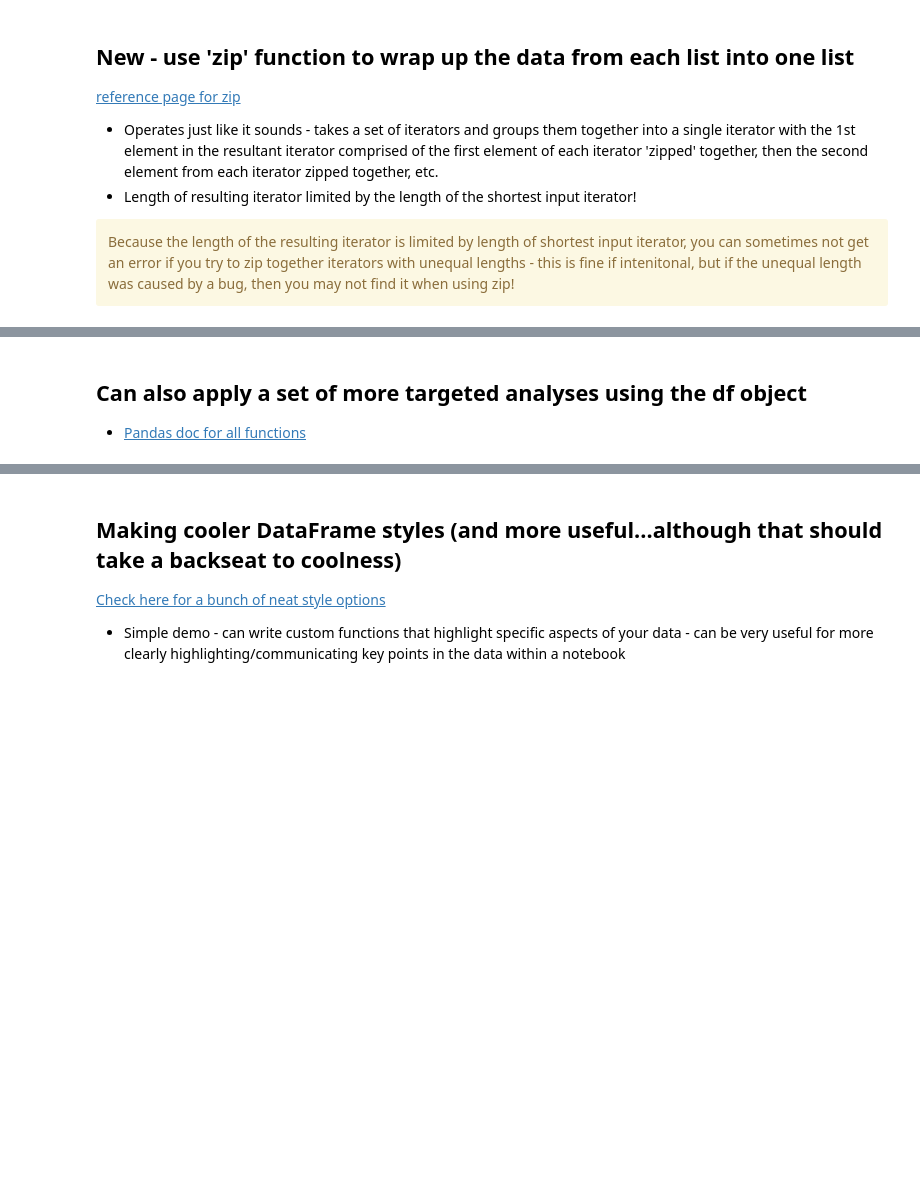
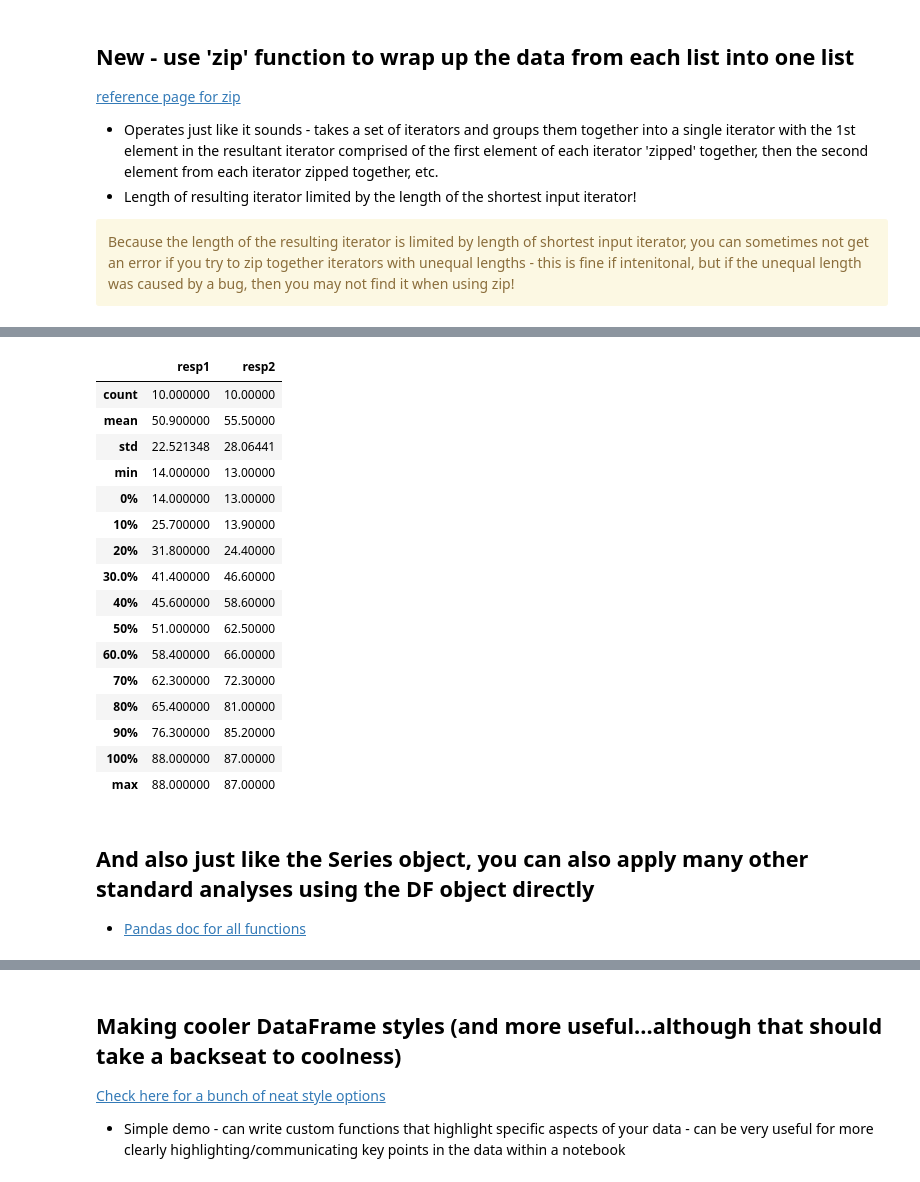
Before and after one commit to TimCSheehan/dev, a Jupyter notebook: Tutorial_051_Pandas_DataFrames.ipynb, the cells around one changed output, grey strips where cells are left out. Drawn from its saved outputs; the diff is of its cells as text; code cells hidden in the pictures; blank space fills up the shorter version.

```diff
--- a/Tutorial_051_Pandas_DataFrames.ipynb
+++ b/Tutorial_051_Pandas_DataFrames.ipynb
@@ -148,8 +189,0 @@ df.to_csv('spike_rates.csv',index=False,header=True)
-# %%
-# use our current working directory to build a path to the file
-print(cwd)
-file_name = cwd + '/spike_rates.csv'
-print(file_name)
-
-df = pd.read_csv(file_name)
-df
@@ -155,0 +233,4 @@ df
+# %%
+# define a third response column as the product of the first two columns
+df['resp3'] = df.resp1 * df.resp2
+display(df)
@@ -155,0 +258,11 @@ df
+# %%
+# define a third response column as the product of the first two columns
+df['resp3'] = df.resp1 * df.resp2
+
+# then pop it out
+resp3 = df.pop('resp3')
+display(resp3)
+
+# now df is back down to just 2 columns
+print('\n')
+display(df)
@@ -160,5 +437,26 @@ df.describe()
+# %%
+# can specify different values to change behavior...
+df.describe(percentiles=np.linspace(0,1,11))
+# %% [output]
+|  | resp1 | resp2 |
+| count | 10.000000 | 10.00000 |
+| mean | 50.900000 | 55.50000 |
+| std | 22.521348 | 28.06441 |
+| min | 14.000000 | 13.00000 |
+| 0% | 14.000000 | 13.00000 |
+| 10% | 25.700000 | 13.90000 |
+| 20% | 31.800000 | 24.40000 |
+| 30.0% | 41.400000 | 46.60000 |
+| 40% | 45.600000 | 58.60000 |
+| 50% | 51.000000 | 62.50000 |
+| 60.0% | 58.400000 | 66.00000 |
+| 70% | 62.300000 | 72.30000 |
+| 80% | 65.400000 | 81.00000 |
+| 90% | 76.300000 | 85.20000 |
+| 100% | 88.000000 | 87.00000 |
+| max | 88.000000 | 87.00000 |
 # %% [markdown]
-## Can also apply a set of more targeted analyses using the df object
+## And also just like the Series object, you can also apply many other standard analyses using the DF object directly
 
 * [Pandas doc for all functions](https://pandas.pydata.org/pandas-docs/stable/api.html#api-dataframe-stats)
 # %%
```
Also changed, not shown: parts of 46 cells of this notebook, 1 other file.
